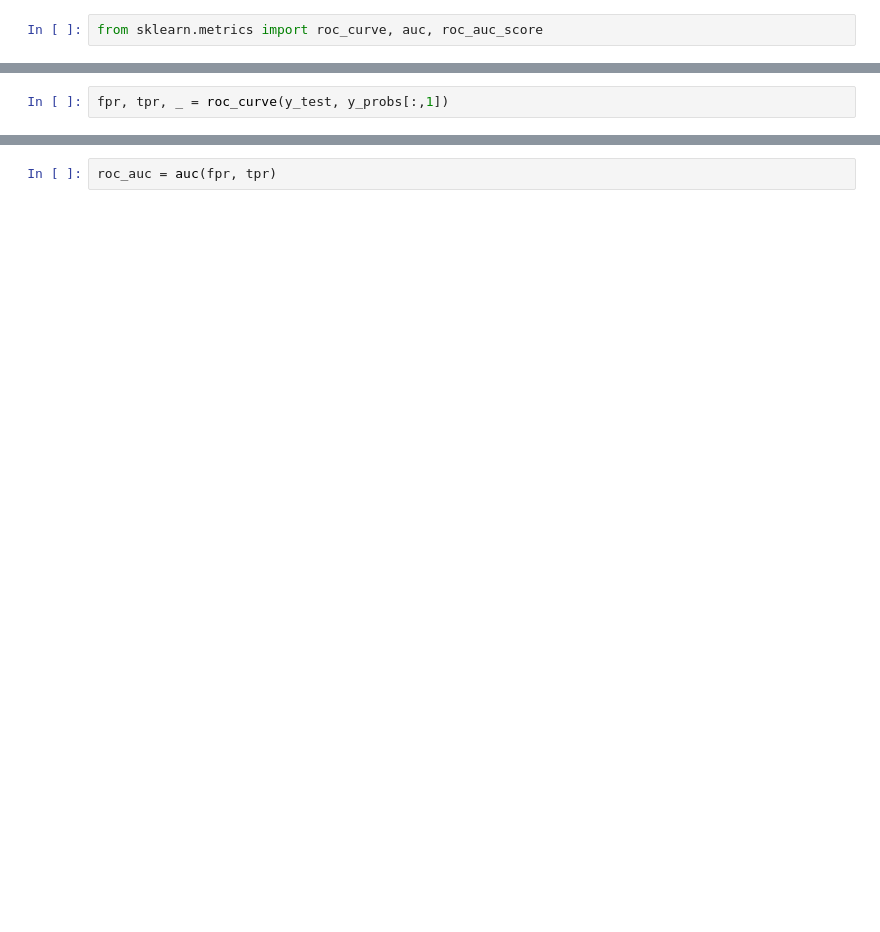
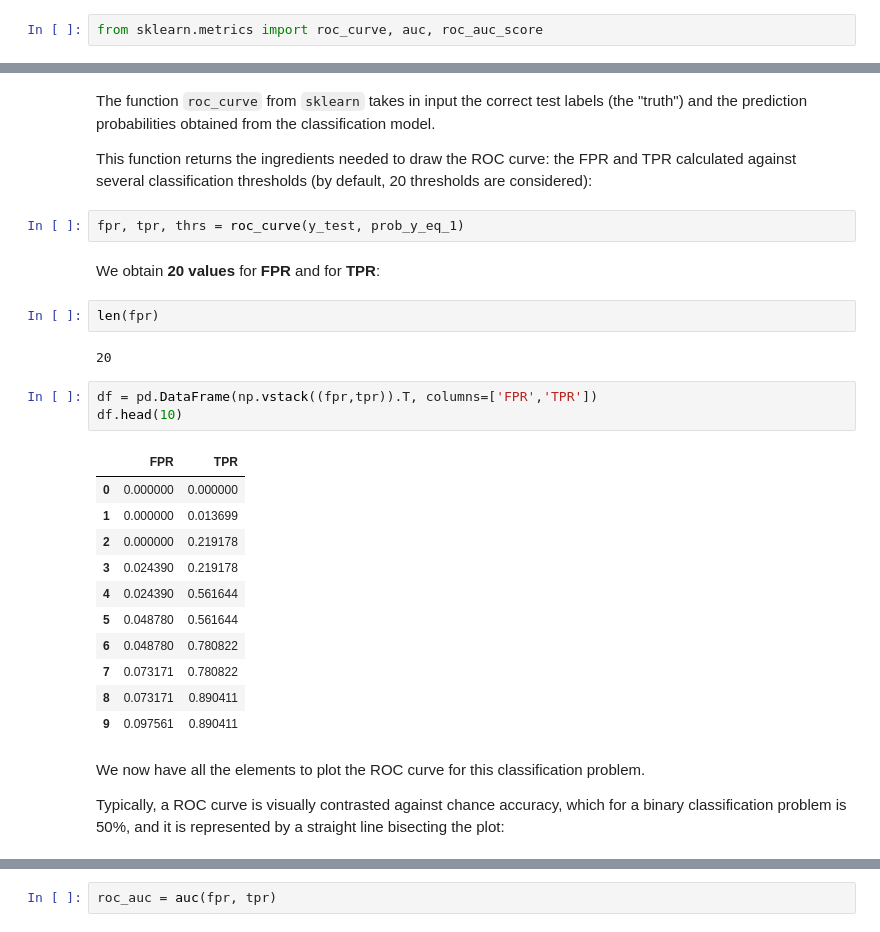
Before and after one commit to ne1s0n/bioinformateachers, a Jupyter notebook: dlb/measure_model_performance/roc_auc_mcc.ipynb, the cells around one changed output, grey strips where cells are left out. Cells and saved outputs as stored; diff of their text form; blank space fills up the shorter version.

```diff
--- a/dlb/measure_model_performance/roc_auc_mcc.ipynb
+++ b/dlb/measure_model_performance/roc_auc_mcc.ipynb
@@ -104,2 +115,31 @@ y_probs[:,1].shape
+# %% [markdown]
+The function `roc_curve` from `sklearn` takes in input the correct test labels (the "truth") and the prediction probabilities obtained from the classification model.
+
+This function returns the ingredients needed to draw the ROC curve: the FPR and TPR calculated against several classification thresholds (by default, 20 thresholds are considered):
 # %%
-fpr, tpr, _ = roc_curve(y_test, y_probs[:,1])
+fpr, tpr, thrs = roc_curve(y_test, prob_y_eq_1)
+# %% [markdown]
+We obtain **20 values** for **FPR** and for **TPR**:
+# %%
+len(fpr)
+# %% [output]
+20
+# %%
+df = pd.DataFrame(np.vstack((fpr,tpr)).T, columns=['FPR','TPR'])
+df.head(10)
+# %% [output]
+|  | FPR | TPR |
+| 0 | 0.000000 | 0.000000 |
+| 1 | 0.000000 | 0.013699 |
+| 2 | 0.000000 | 0.219178 |
+| 3 | 0.024390 | 0.219178 |
+| 4 | 0.024390 | 0.561644 |
+| 5 | 0.048780 | 0.561644 |
+| 6 | 0.048780 | 0.780822 |
+| 7 | 0.073171 | 0.780822 |
+| 8 | 0.073171 | 0.890411 |
+| 9 | 0.097561 | 0.890411 |
+# %% [markdown]
+We now have all the elements to plot the ROC curve for this classification problem.
+
+Typically, a ROC curve is visually contrasted against chance accuracy, which for a binary classification problem is 50%, and it is represented by a straight line bisecting the plot:
```
Also changed, not shown: parts of 9 cells of this notebook.
